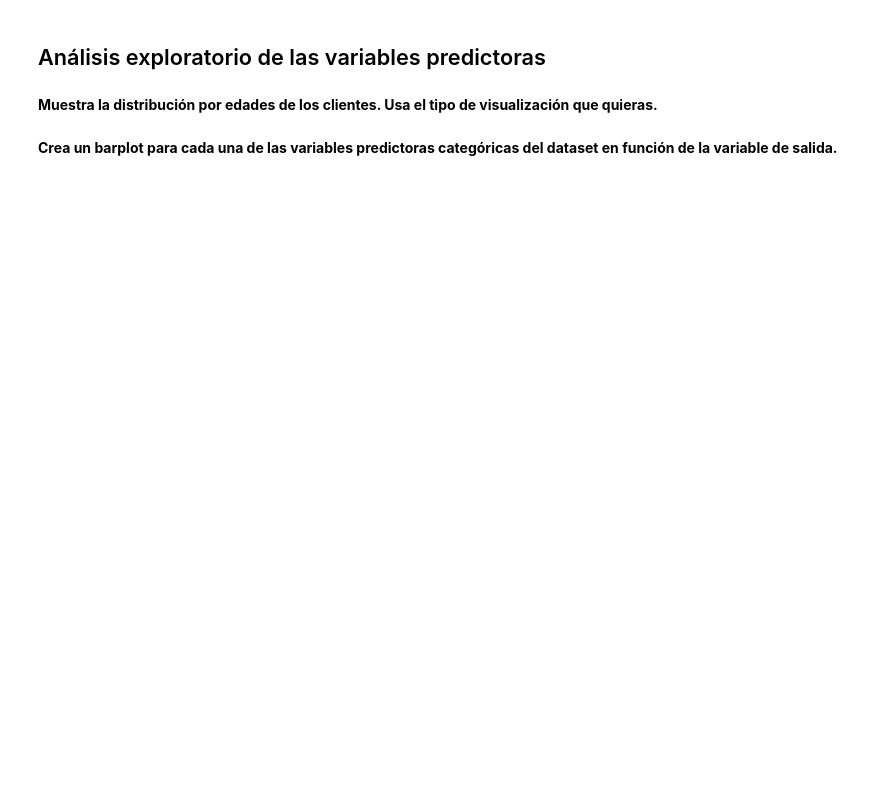
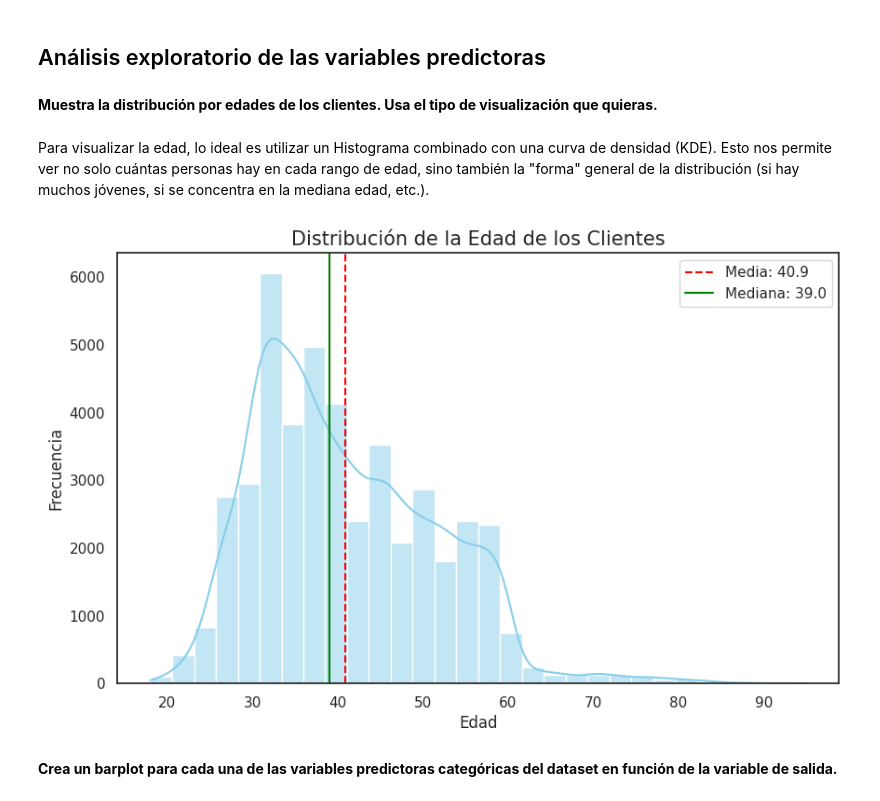
Before and after one commit to financieras/saturdays_ai, a Jupyter notebook: ML_S1_Intro_challenge_v1_1.ipynb, the cells around one changed output. Saved outputs shown, nothing was run; the diff lists cells and outputs as text; code cells hidden in the pictures; blank space fills up the shorter version.

```diff
--- a/ML_S1_Intro_challenge_v1_1.ipynb
+++ b/ML_S1_Intro_challenge_v1_1.ipynb
@@ -265,5 +341,31 @@ Name: count, dtype: int64
 ## Análisis exploratorio de las variables predictoras
 # %% [markdown]
 **Muestra la distribución por edades de los clientes. Usa el tipo de visualización que quieras.**
+# %% [markdown]
+Para visualizar la edad, lo ideal es utilizar un Histograma combinado con una curva de densidad (KDE). Esto nos permite ver no solo cuántas personas hay en cada rango de edad, sino también la "forma" general de la distribución (si hay muchos jóvenes, si se concentra en la mediana edad, etc.).
+# %%
+import seaborn as sns
+import matplotlib.pyplot as plt
+
+# Configuramos el estilo
+sns.set_theme(style="white")
+
+plt.figure(figsize=(10, 6))
+
+# Creamos un histograma con curva de densidad (KDE)
+sns.histplot(data=bank_data, x='age', kde=True, color='skyblue', bins=30)
+
+# Añadimos líneas para la media y la mediana para enriquecer el análisis
+plt.axvline(bank_data['age'].mean(), color='red', linestyle='--', label=f"Media: {bank_data['age'].mean():.1f}")
+plt.axvline(bank_data['age'].median(), color='green', linestyle='-', label=f"Mediana: {bank_data['age'].median():.1f}")
+
+plt.title('Distribución de la Edad de los Clientes', fontsize=15)
+plt.xlabel('Edad', fontsize=12)
+plt.ylabel('Frecuencia', fontsize=12)
+plt.legend()
+
+plt.show()
+# %% [output]
+[figure, added]
 # %% [markdown]
 **Crea un barplot para cada una de las variables predictoras categóricas del dataset en función de la variable de salida.**
```
Also changed, not shown: parts of 16 cells of this notebook.
